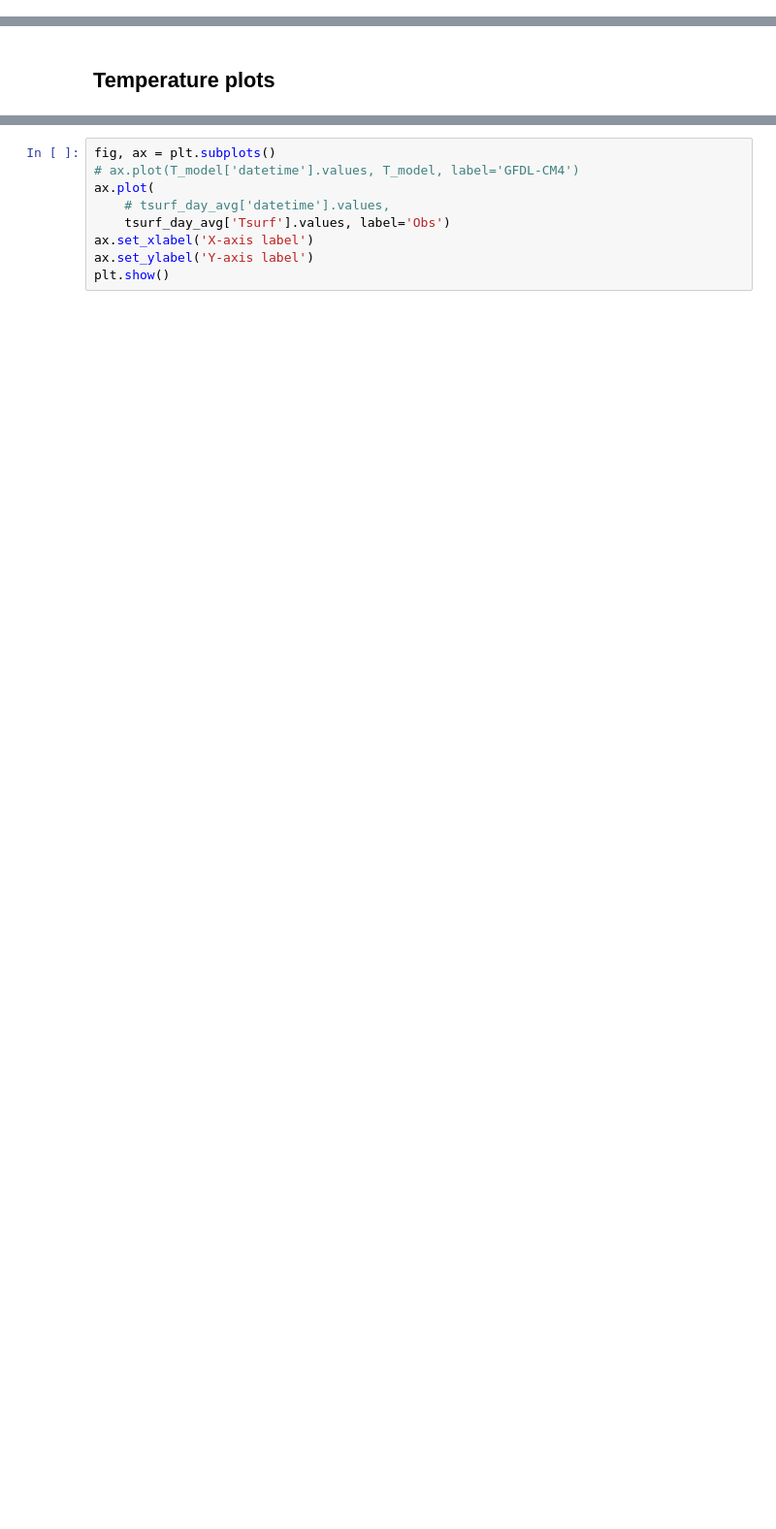
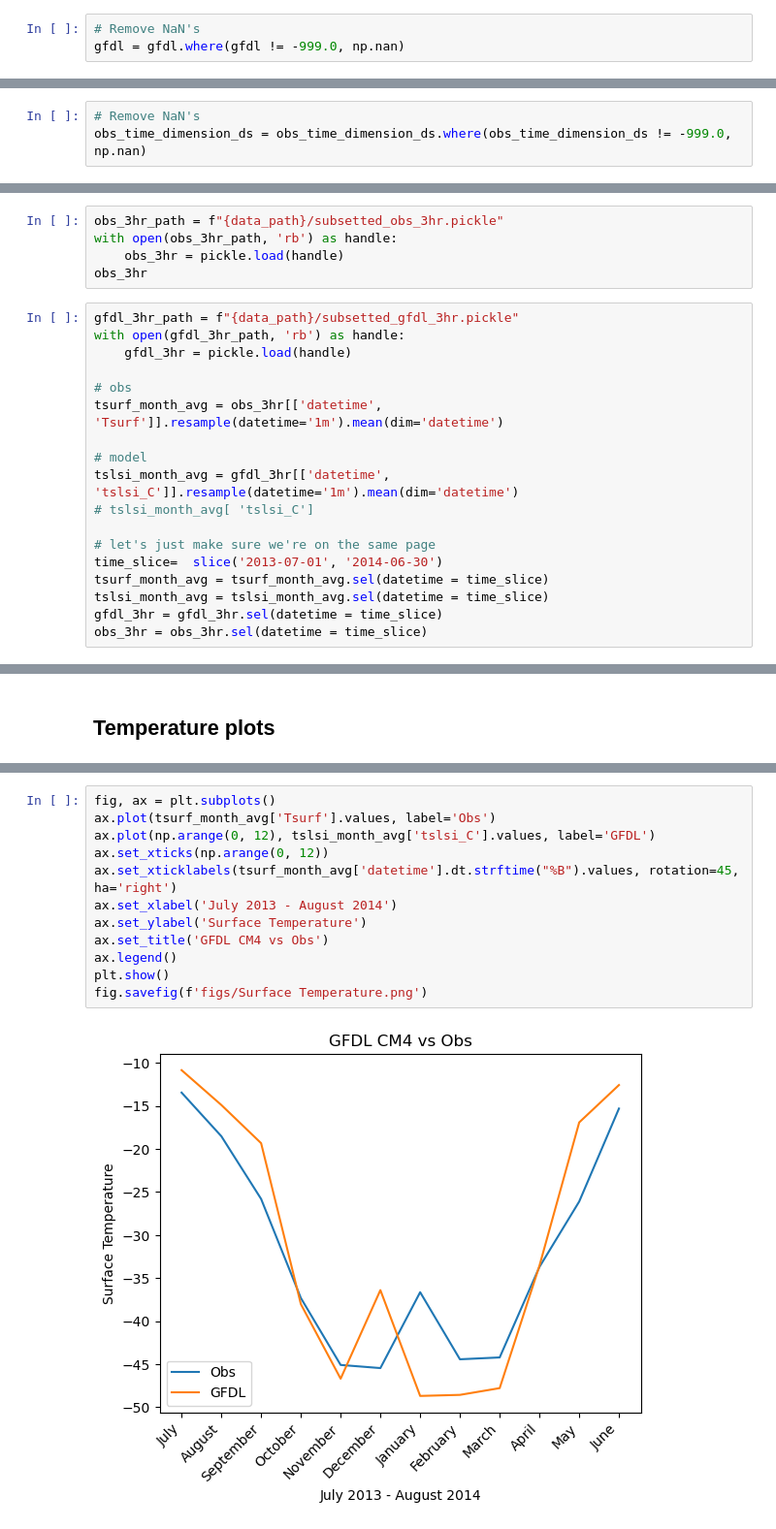
Before and after one commit to b0ws3r/atsc500, a Jupyter notebook: final_cmip_3hr.ipynb, the cells around one changed output, grey strips where cells are left out. Shown: that part at 97% size. Cells and saved outputs as stored; diff of their text form; blank space fills up the shorter version.

```diff
--- a/final_cmip_3hr.ipynb
+++ b/final_cmip_3hr.ipynb
@@ -293,0 +293,3 @@ Coordinates:
+# %%
+# Remove NaN's
+gfdl = gfdl.where(gfdl != -999.0, np.nan)
@@ -434 +439,4 @@ time_dimension_ds = time_dimension_ds.where(time_dimension_ds != -999.0, np.nan)
+# %%
+# Remove NaN's
+obs_time_dimension_ds = obs_time_dimension_ds.where(obs_time_dimension_ds != -999.0, np.nan)
 # %%
@@ -533,0 +617,23 @@ seb
+# %%
+obs_3hr_path = f"{data_path}/subsetted_obs_3hr.pickle"
+with open(obs_3hr_path, 'rb') as handle:
+    obs_3hr = pickle.load(handle)
+obs_3hr
+# %%
+gfdl_3hr_path = f"{data_path}/subsetted_gfdl_3hr.pickle"
+with open(gfdl_3hr_path, 'rb') as handle:
+    gfdl_3hr = pickle.load(handle)
+
+# obs
+tsurf_month_avg = obs_3hr[['datetime', 'Tsurf']].resample(datetime='1m').mean(dim='datetime')
+
+# model
+tslsi_month_avg = gfdl_3hr[['datetime', 'tslsi_C']].resample(datetime='1m').mean(dim='datetime')
+# tslsi_month_avg[ 'tslsi_C']
+
+# let's just make sure we're on the same page
+time_slice=  slice('2013-07-01', '2014-06-30')
+tsurf_month_avg = tsurf_month_avg.sel(datetime = time_slice)
+tslsi_month_avg = tslsi_month_avg.sel(datetime = time_slice)
+gfdl_3hr = gfdl_3hr.sel(datetime = time_slice)
+obs_3hr = obs_3hr.sel(datetime = time_slice)
@@ -553,9 +782,14 @@ tsurf_day_avg['Tsurf']
 # %%
 fig, ax = plt.subplots()
-# ax.plot(T_model['datetime'].values, T_model, label='GFDL-CM4')
-ax.plot(
-    # tsurf_day_avg['datetime'].values,
-    tsurf_day_avg['Tsurf'].values, label='Obs')
-ax.set_xlabel('X-axis label')
-ax.set_ylabel('Y-axis label')
+ax.plot(tsurf_month_avg['Tsurf'].values, label='Obs')
+ax.plot(np.arange(0, 12), tslsi_month_avg['tslsi_C'].values, label='GFDL')
+ax.set_xticks(np.arange(0, 12))
+ax.set_xticklabels(tsurf_month_avg['datetime'].dt.strftime("%B").values, rotation=45, ha='right')
+ax.set_xlabel('July 2013 - August 2014')
+ax.set_ylabel('Surface Temperature')
+ax.set_title('GFDL CM4 vs Obs')
+ax.legend()
 plt.show()
+fig.savefig(f'figs/Surface Temperature.png')
+# %% [output]
+[figure, added]
```
Also changed, not shown: parts of 91 cells of this notebook.
